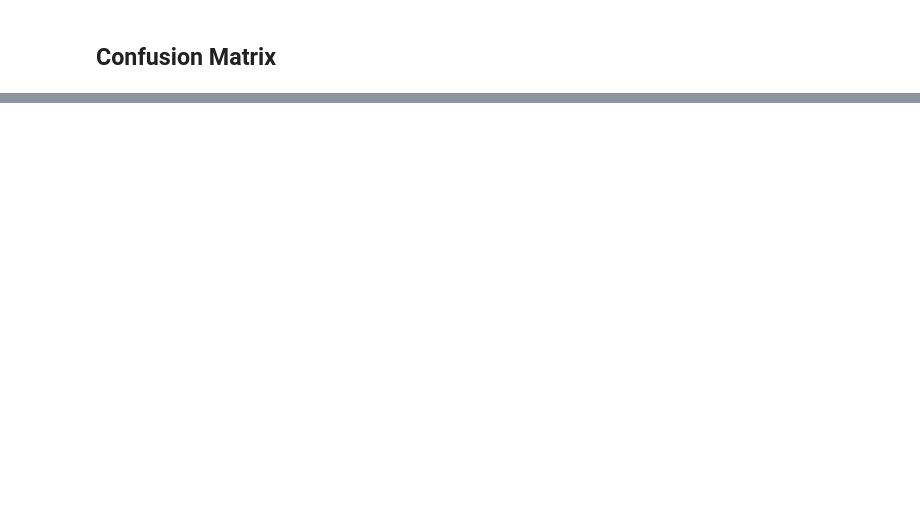
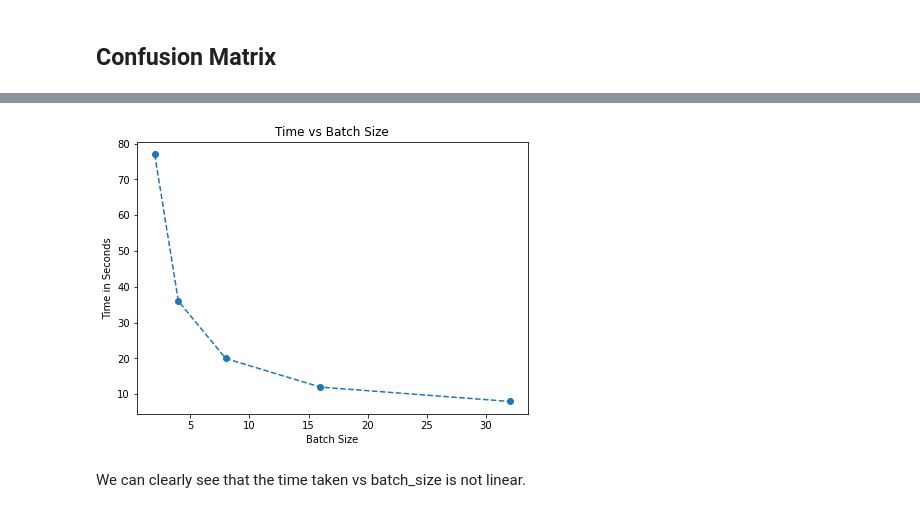
Before and after one commit to AntonMaxen/applied-ai, a Jupyter notebook: assignment_3/classification_vg.ipynb, the cells around one changed output, grey strips where cells are left out. Cells and saved outputs as stored; diff of their text form; code cells hidden in the pictures; blank space fills up the shorter version.

```diff
--- a/assignment_3/classification_vg.ipynb
+++ b/assignment_3/classification_vg.ipynb
@@ -389,0 +416,15 @@ print(cf_matrix)
+# %%
+batch_sizes = [2, 4, 8, 16, 32]
+diffs = []
+
+for batch_size in batch_sizes:
+    data_dict = load_data(batch_size=batch_size, train_size=50000, val_size=10000)
+    temp_train_loader = data_dict['train']
+    temp_val_loader =  data_dict['val']
+    start = pendulum.now()
+    train_and_save(temp_train_loader, temp_val_loader, num_epochs=1)
+    diff = pendulum.now() - start
+    diffs.append(diff)
+    print('-' * 120)
+    print(f'A run with batch_size {batch_size} took: {diff.as_interval()}.')
+    print('-' * 120)
@@ -389,0 +452,11 @@ print(cf_matrix)
+# %%
+plt.figure(figsize=(7, 5))
+plt.title('Time vs Batch Size')
+plt.xlabel('Batch Size')
+plt.ylabel('Time in Seconds')
+plt.plot(batch_sizes, [d.in_seconds() for d in diffs], linestyle='--', marker='o')
+plt.show()
+# %% [output]
+[figure, added]
+# %% [markdown]
+We can clearly see that the time taken vs batch_size is not linear.
```
Also changed, not shown: parts of 21 cells of this notebook.
